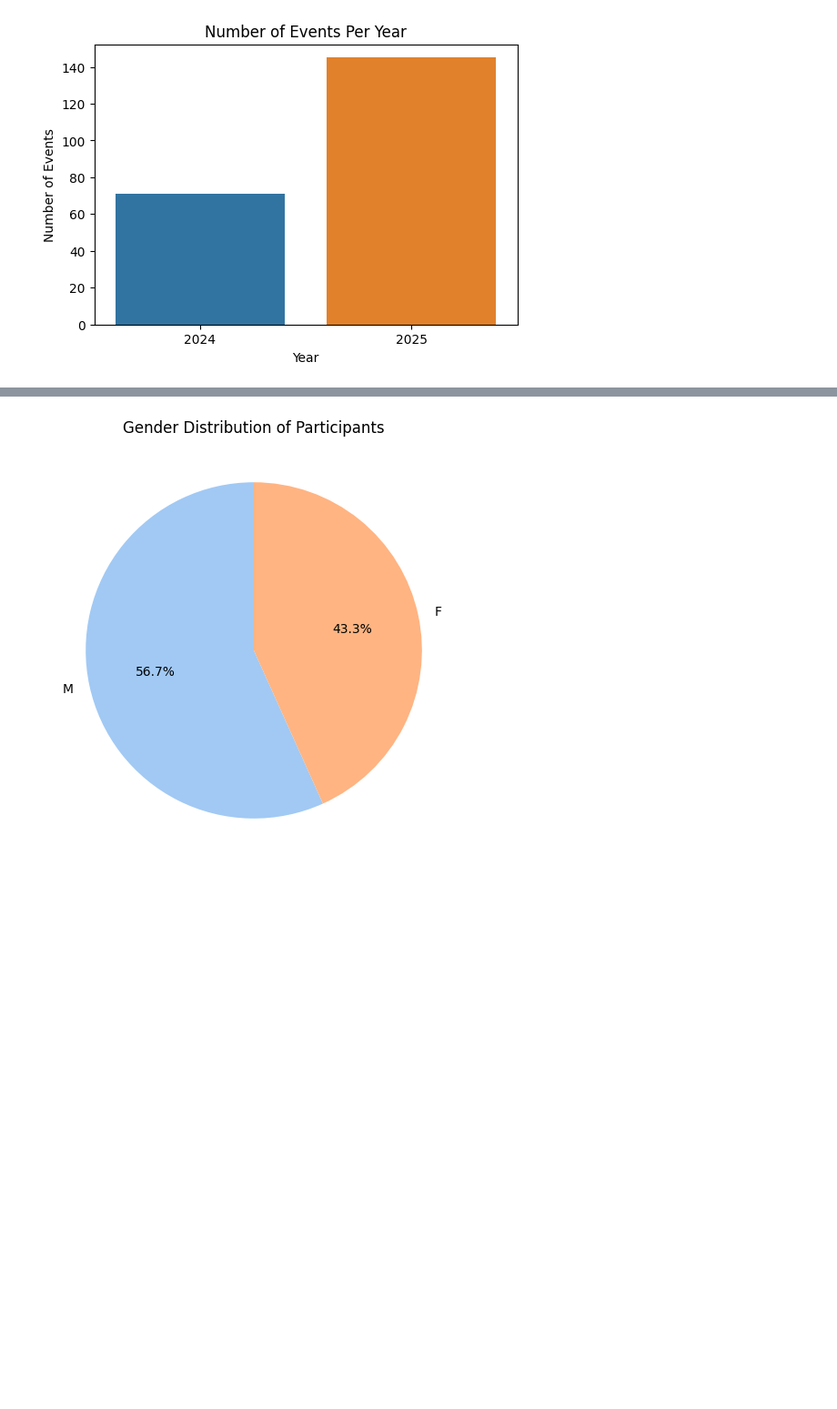
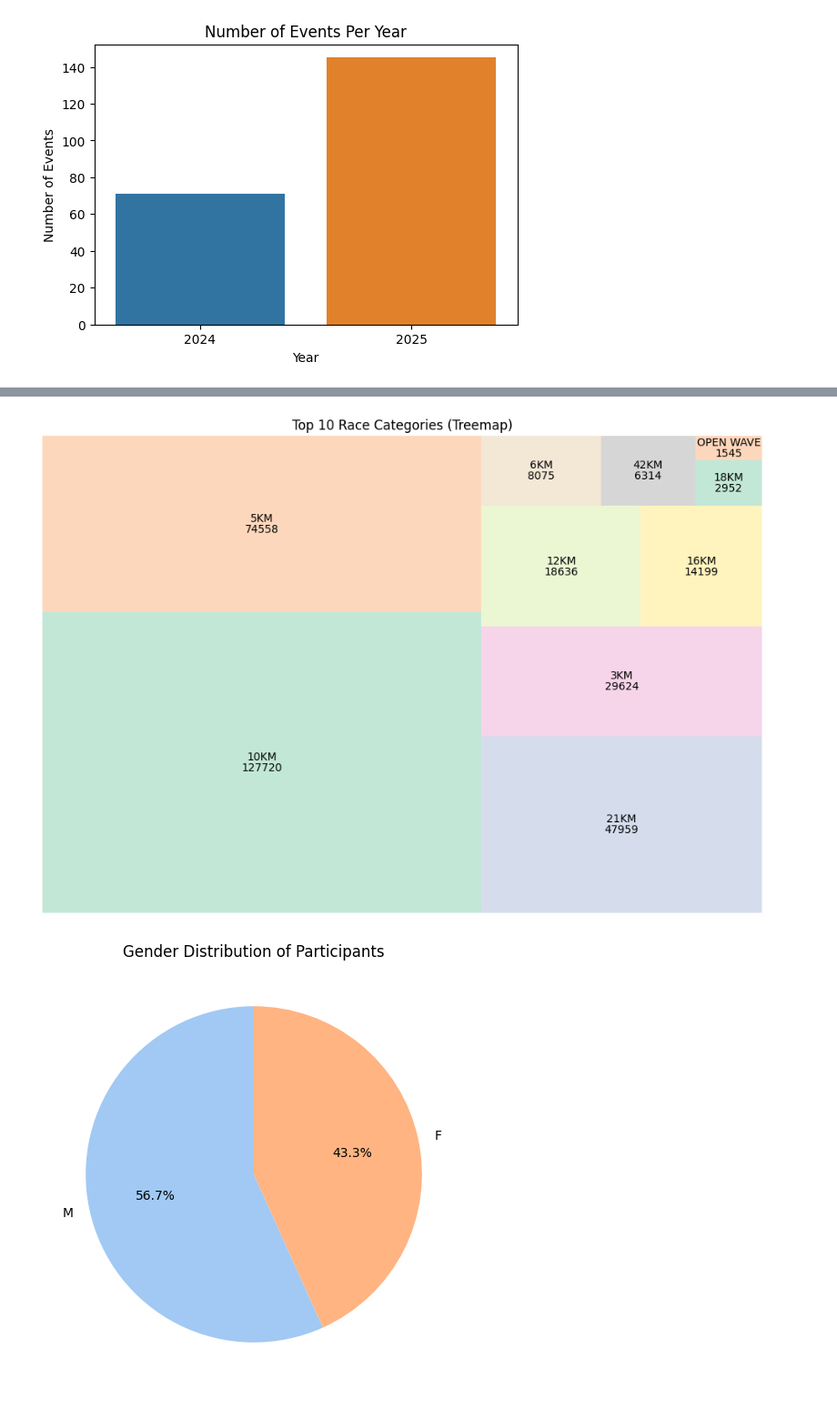
Before and after one commit to Qvyl/kaggle-notebooks, a Jupyter notebook: philippines-endurance-events.ipynb, the cells around one changed output, grey strips where cells are left out. Shown at 91% size. Saved outputs shown, nothing was run; the diff lists cells and outputs as text; code cells hidden in the pictures; blank space fills up the shorter version.

```diff
--- a/philippines-endurance-events.ipynb
+++ b/philippines-endurance-events.ipynb
@@ -190,3 +244,20 @@ plt.show()
+# %%
+treemap = df['raceCategory_mapped'].value_counts().nlargest(10)
+
+plt.figure(figsize=(12,8))
+squarify.plot(
+    sizes=treemap.values,
+    label=treemap.index,
+    value=treemap.values,
+    alpha=0.8,
+    color=plt.cm.Pastel2.colors
+)
+
+plt.title('Top 10 Race Categories (Treemap)')
+plt.axis('off')
+plt.show()
+# %% [output]
+[figure, added]
 # %%
 gender_counts = df['gender'].value_counts()
 
```
Also changed, not shown: parts of 8 cells of this notebook.
